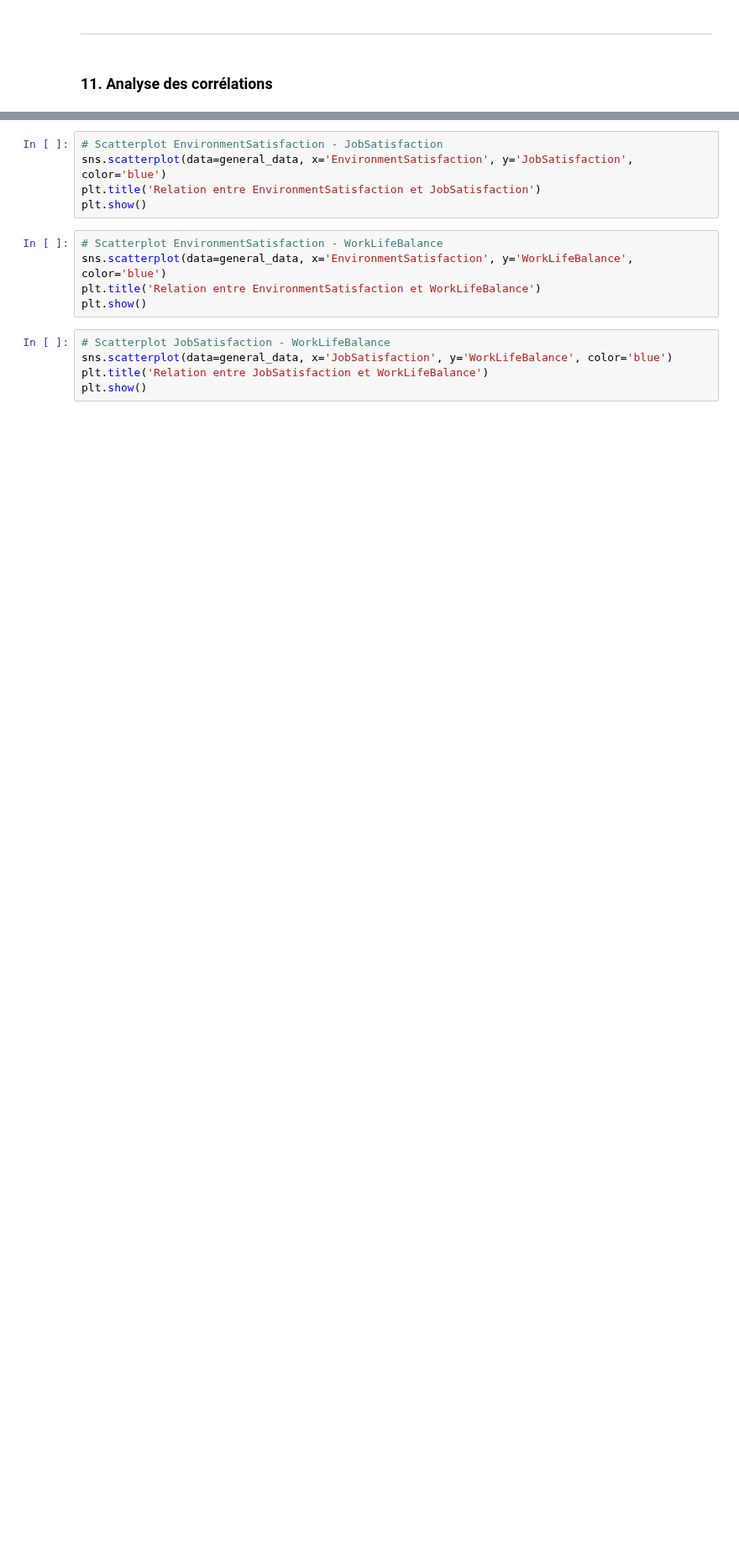
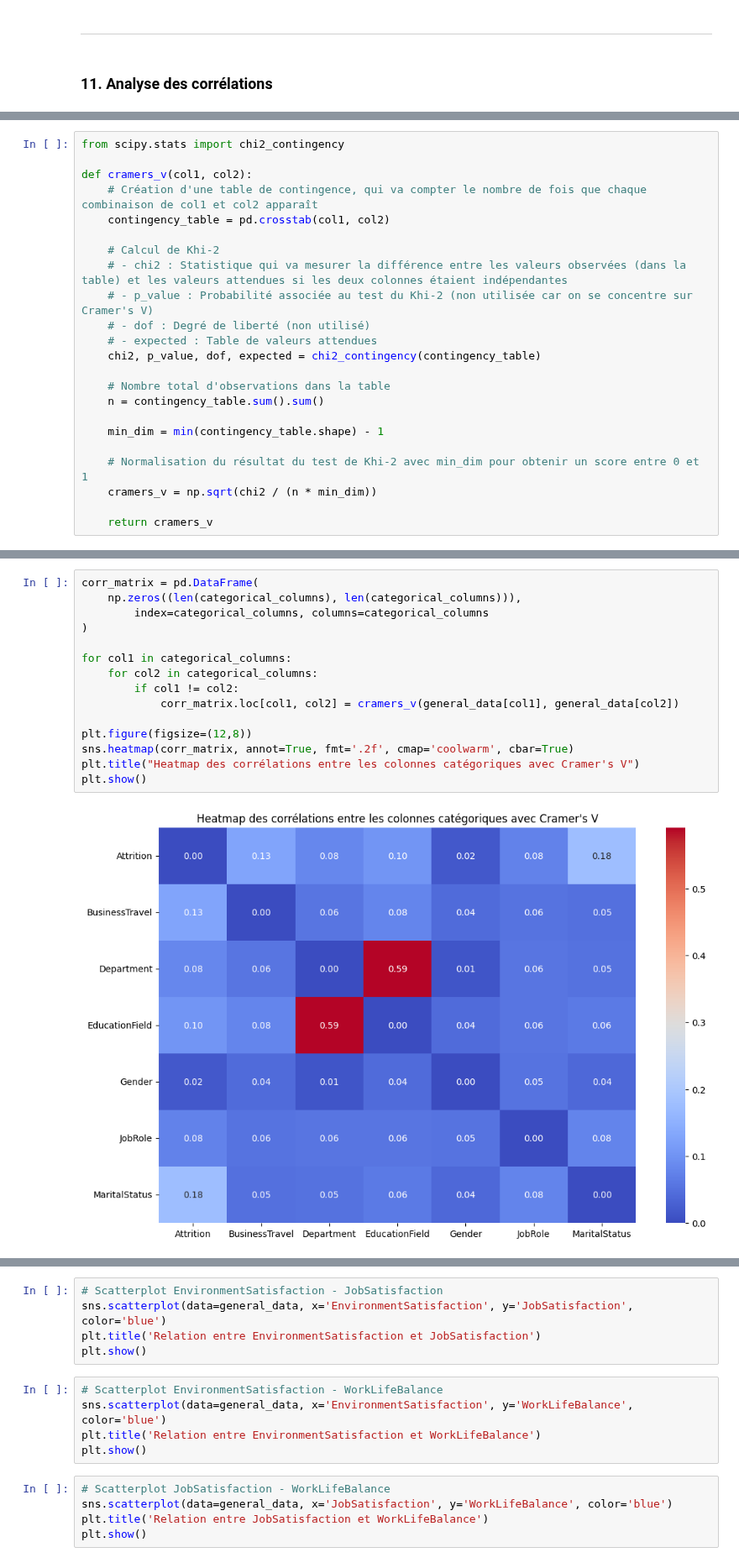
Before and after one commit to warren-gaure/projet-ia, a Jupyter notebook: notebooks/eda_general.ipynb, the cells around one changed output, grey strips where cells are left out. Shown at 84% size. Saved outputs shown, nothing was run; the diff lists cells and outputs as text; blank space fills up the shorter version.

```diff
--- a/notebooks/eda_general.ipynb
+++ b/notebooks/eda_general.ipynb
@@ -698,0 +778,23 @@ plt.show()
+# %%
+from scipy.stats import chi2_contingency
+
+def cramers_v(col1, col2):
+    # Création d'une table de contingence, qui va compter le nombre de fois que chaque combinaison de col1 et col2 apparaît
+    contingency_table = pd.crosstab(col1, col2)
+
+    # Calcul de Khi-2
+    # - chi2 : Statistique qui va mesurer la différence entre les valeurs observées (dans la table) et les valeurs attendues si les deux colonnes étaient indépendantes
+    # - p_value : Probabilité associée au test du Khi-2 (non utilisée car on se concentre sur Cramer's V)
+    # - dof : Degré de liberté (non utilisé)
+    # - expected : Table de valeurs attendues
+    chi2, p_value, dof, expected = chi2_contingency(contingency_table)
+
+    # Nombre total d'observations dans la table
+    n = contingency_table.sum().sum()
+
+    min_dim = min(contingency_table.shape) - 1
+
+    # Normalisation du résultat du test de Khi-2 avec min_dim pour obtenir un score entre 0 et 1
+    cramers_v = np.sqrt(chi2 / (n * min_dim))
+
+    return cramers_v
@@ -698,0 +805,17 @@ plt.show()
+# %%
+corr_matrix = pd.DataFrame(
+    np.zeros((len(categorical_columns), len(categorical_columns))),
+        index=categorical_columns, columns=categorical_columns
+)
+
+for col1 in categorical_columns:
+    for col2 in categorical_columns:
+        if col1 != col2:
+            corr_matrix.loc[col1, col2] = cramers_v(general_data[col1], general_data[col2])
+
+plt.figure(figsize=(12,8))
+sns.heatmap(corr_matrix, annot=True, fmt='.2f', cmap='coolwarm', cbar=True)
+plt.title("Heatmap des corrélations entre les colonnes catégoriques avec Cramer's V")
+plt.show()
+# %% [output]
+[figure, added]
```
Also changed, not shown: parts of 35 cells of this notebook.
